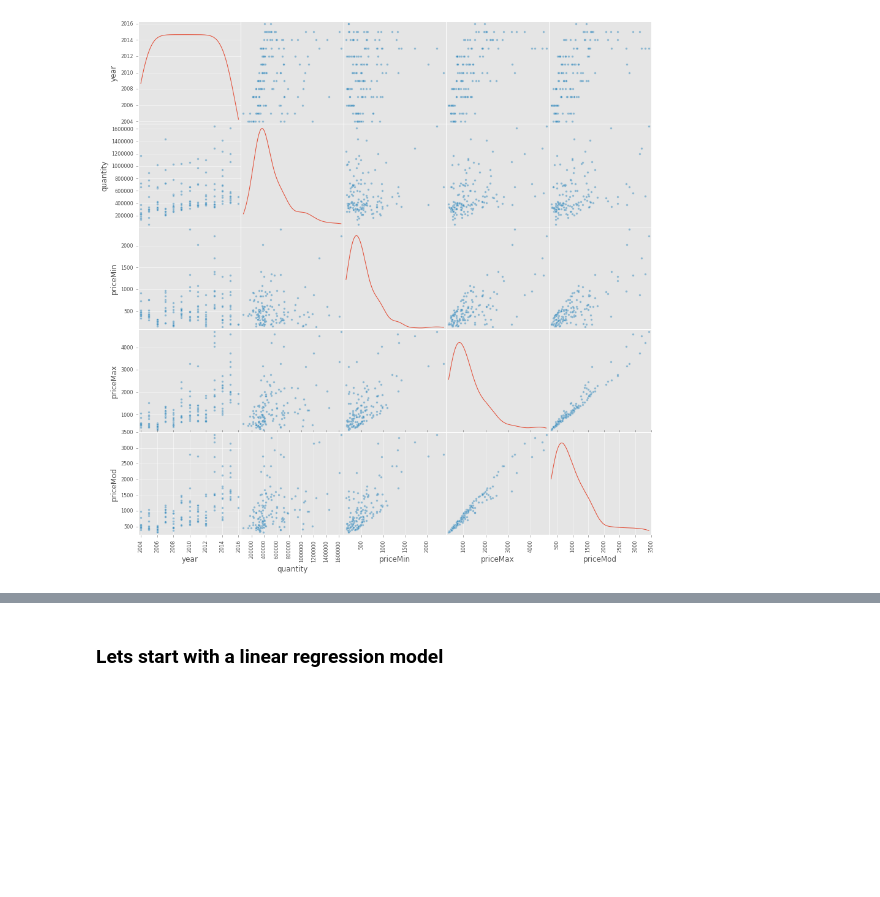
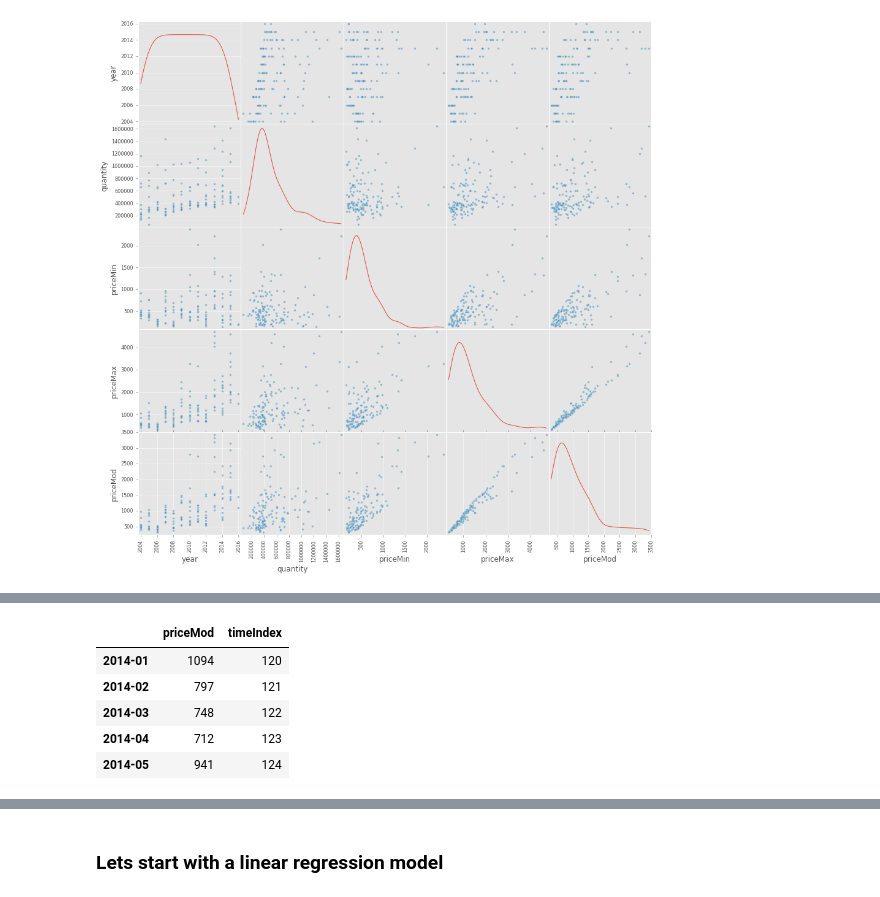
Before and after one commit to jithurjacob/machine-learning, a Jupyter notebook: time_series/5-Model.ipynb, the cells around one changed output, grey strips where cells are left out. Cells and saved outputs as stored; diff of their text form; code cells hidden in the pictures; blank space fills up the shorter version.

```diff
--- a/time_series/5-Model.ipynb
+++ b/time_series/5-Model.ipynb
@@ -128,0 +206,10 @@ lm = sm.OLS(y, x).fit()
+# %%
+test = dfBang.iloc[120:,[6,10]]
+test.head()
+# %% [output]
+|  | priceMod | timeIndex |
+| 2014-01 | 1094 | 120 |
+| 2014-02 | 797 | 121 |
+| 2014-03 | 748 | 122 |
+| 2014-04 | 712 | 123 |
+| 2014-05 | 941 | 124 |
```
Also changed, not shown: parts of 59 cells of this notebook, 1 other file.
